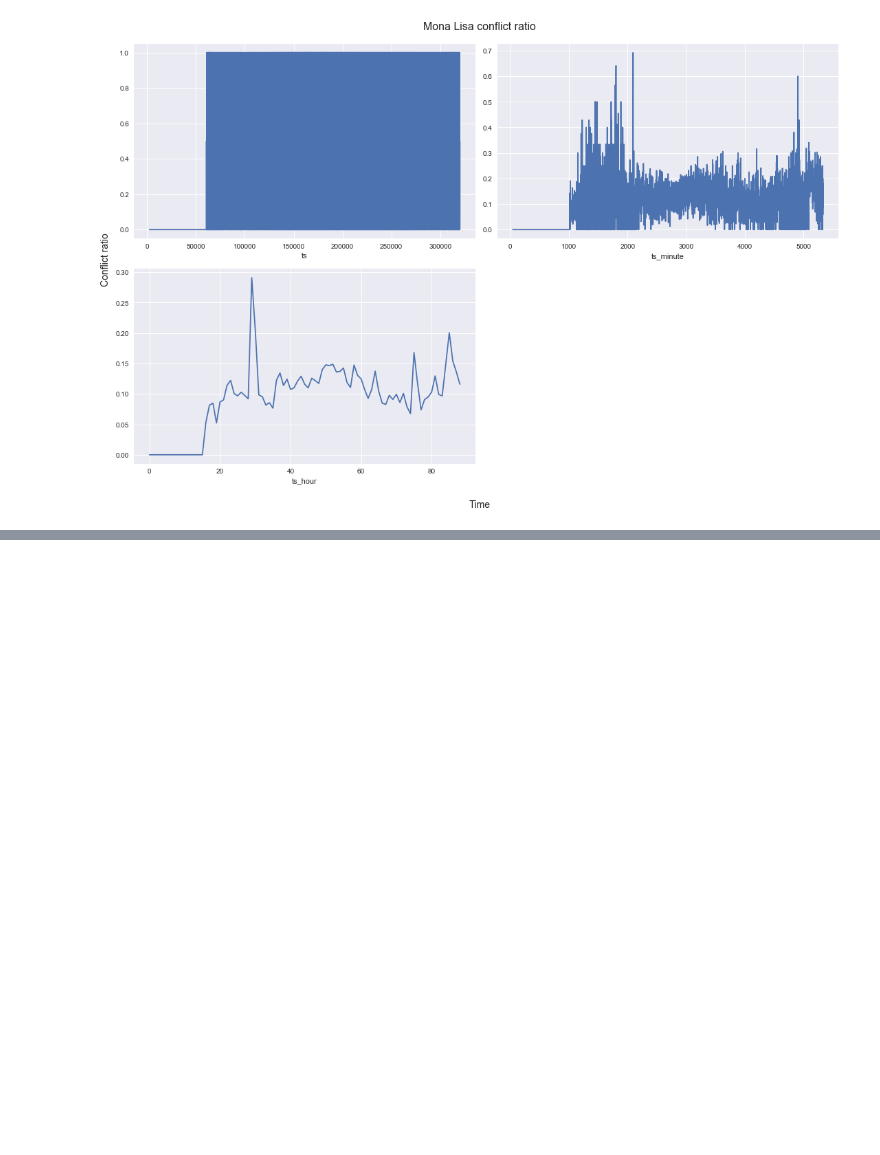
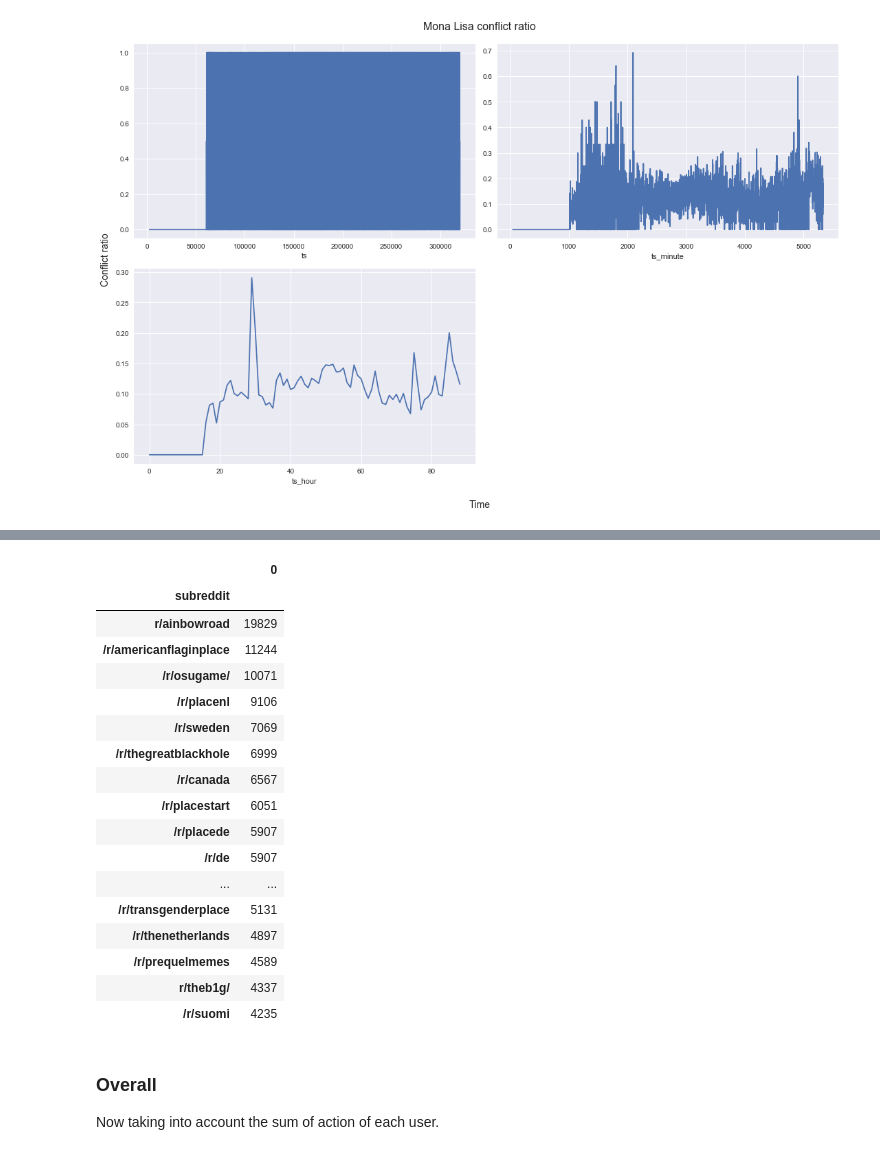
Before and after one commit to cedricviaccoz/warsonrplace, a Jupyter notebook: General conflict.ipynb, the cells around one changed output, grey strips where cells are left out. Saved outputs shown, nothing was run; the diff lists cells and outputs as text; code cells hidden in the pictures; blank space fills up the shorter version.

```diff
--- a/General conflict.ipynb
+++ b/General conflict.ipynb
@@ -94,0 +161,5 @@ plot_conflict_ration(dataset['coordinates_packed'].isin(polys_packed[1]), title=
+# %%
+user_subreddit_negative = dataset_flat.groupby(['user', 'subreddit'])['incorrect'].sum()
+big_negative = user_subreddit_negative[(user_subreddit_negative >= threshold)]
+
+user_subreddit_negative.describe(percentiles=[.25, .5, .75, .80, .90, .99, .999])
@@ -94,0 +210,27 @@ plot_conflict_ration(dataset['coordinates_packed'].isin(polys_packed[1]), title=
+# %%
+with pd.option_context('display.max_rows', max_display):
+    display(big_negative.loc[list(set(negative_users.astype('str').values))].reset_index()
+         .groupby('subreddit').size().sort_values(ascending=False).to_frame().head(max_display))
+# %% [output]
+|  | 0 |
+| subreddit |  |
+| r/ainbowroad | 19829 |
+| /r/americanflaginplace | 11244 |
+| /r/osugame/ | 10071 |
+| /r/placenl | 9106 |
+| /r/sweden | 7069 |
+| /r/thegreatblackhole | 6999 |
+| /r/canada | 6567 |
+| /r/placestart | 6051 |
+| /r/placede | 5907 |
+| /r/de | 5907 |
+| ... | ... |
+| /r/transgenderplace | 5131 |
+| /r/thenetherlands | 4897 |
+| /r/prequelmemes | 4589 |
+| r/theb1g/ | 4337 |
+| /r/suomi | 4235 |
+# %% [markdown]
+### Overall
+
+Now taking into account the sum of action of each user.
```
Also changed, not shown: parts of 27 cells of this notebook.
